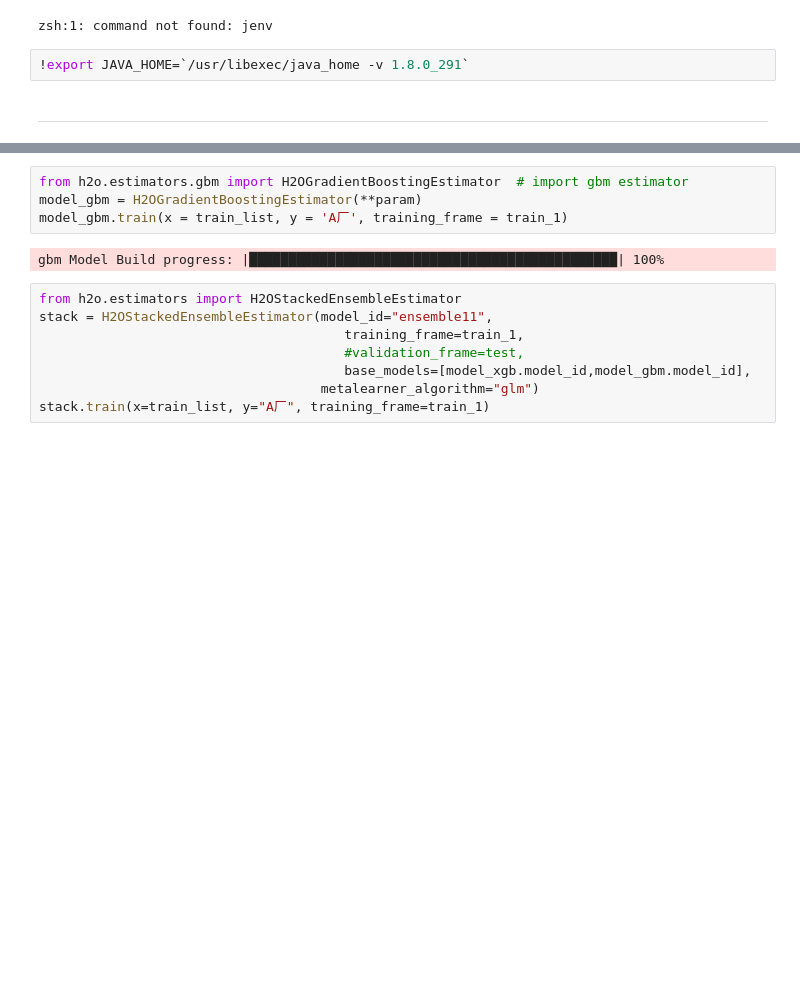
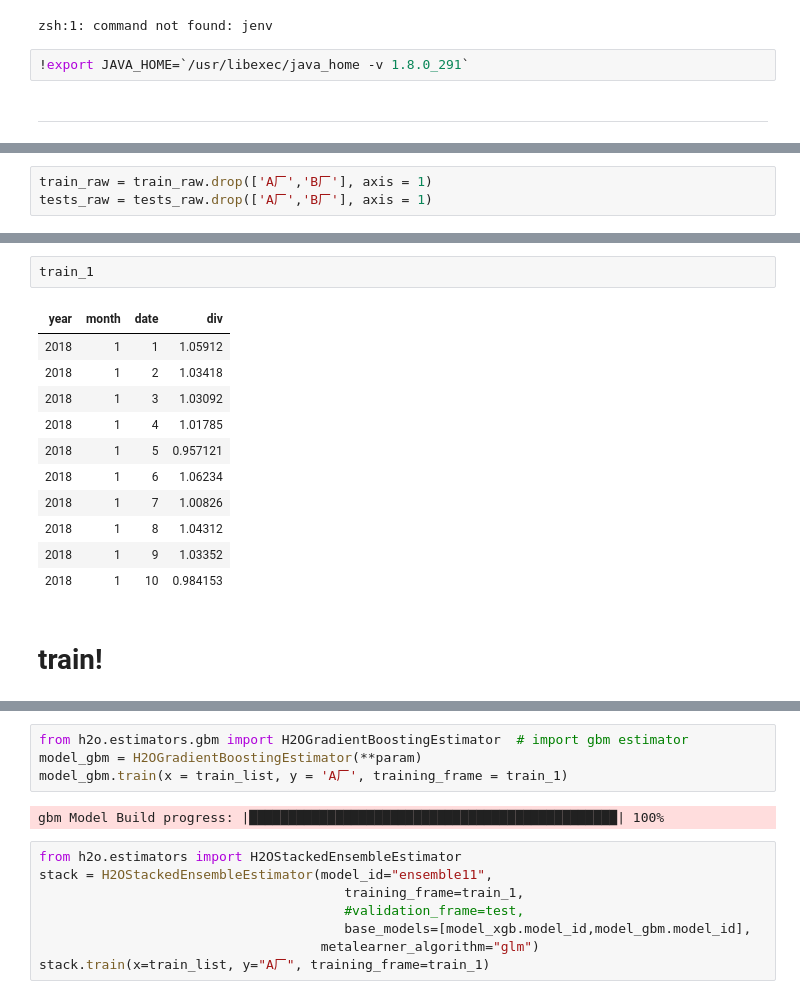
Before and after one commit to fyenne/pythonAAE, a Jupyter notebook: open_data_com/water.ipynb, the cells around one changed output, grey strips where cells are left out. Saved outputs shown, nothing was run; the diff lists cells and outputs as text; blank space fills up the shorter version.

```diff
--- a/open_data_com/water.ipynb
+++ b/open_data_com/water.ipynb
@@ -388,3 +446,6 @@ train_raw
+# %%
+train_raw = train_raw.drop(['A厂','B厂'], axis = 1)
+tests_raw = tests_raw.drop(['A厂','B厂'], axis = 1)
 # %%
 train_list=list(train_raw.columns)[:-1]
 train_1=h2o.H2OFrame(train_raw)
@@ -392,4 +452,20 @@ train_raw['A厂']=train_raw['A厂']
 # %% [output]
 Parse progress: |█████████████████████████████████████████████████████████| 100%
+# %%
+train_1
+# %% [output]
+| year | month | date | div |
+| 2018 | 1 | 1 | 1.05912 |
+| 2018 | 1 | 2 | 1.03418 |
+| 2018 | 1 | 3 | 1.03092 |
+| 2018 | 1 | 4 | 1.01785 |
+| 2018 | 1 | 5 | 0.957121 |
+| 2018 | 1 | 6 | 1.06234 |
+| 2018 | 1 | 7 | 1.00826 |
+| 2018 | 1 | 8 | 1.04312 |
+| 2018 | 1 | 9 | 1.03352 |
+| 2018 | 1 | 10 | 0.984153 |
+# %% [markdown]
+# train!
 # %%
 param = {
```
Also changed, not shown: parts of 42 cells of this notebook, 1 other file.
